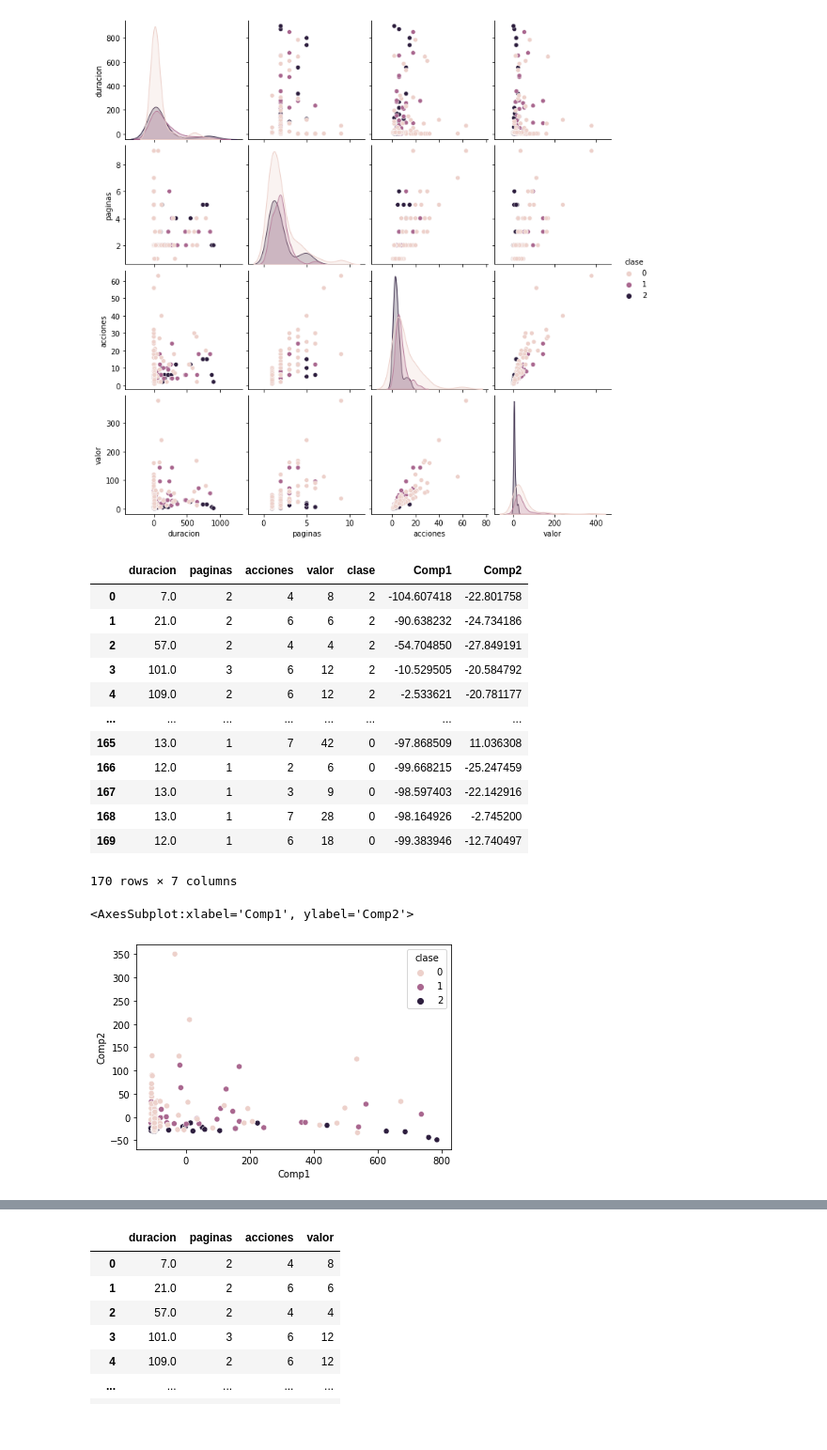
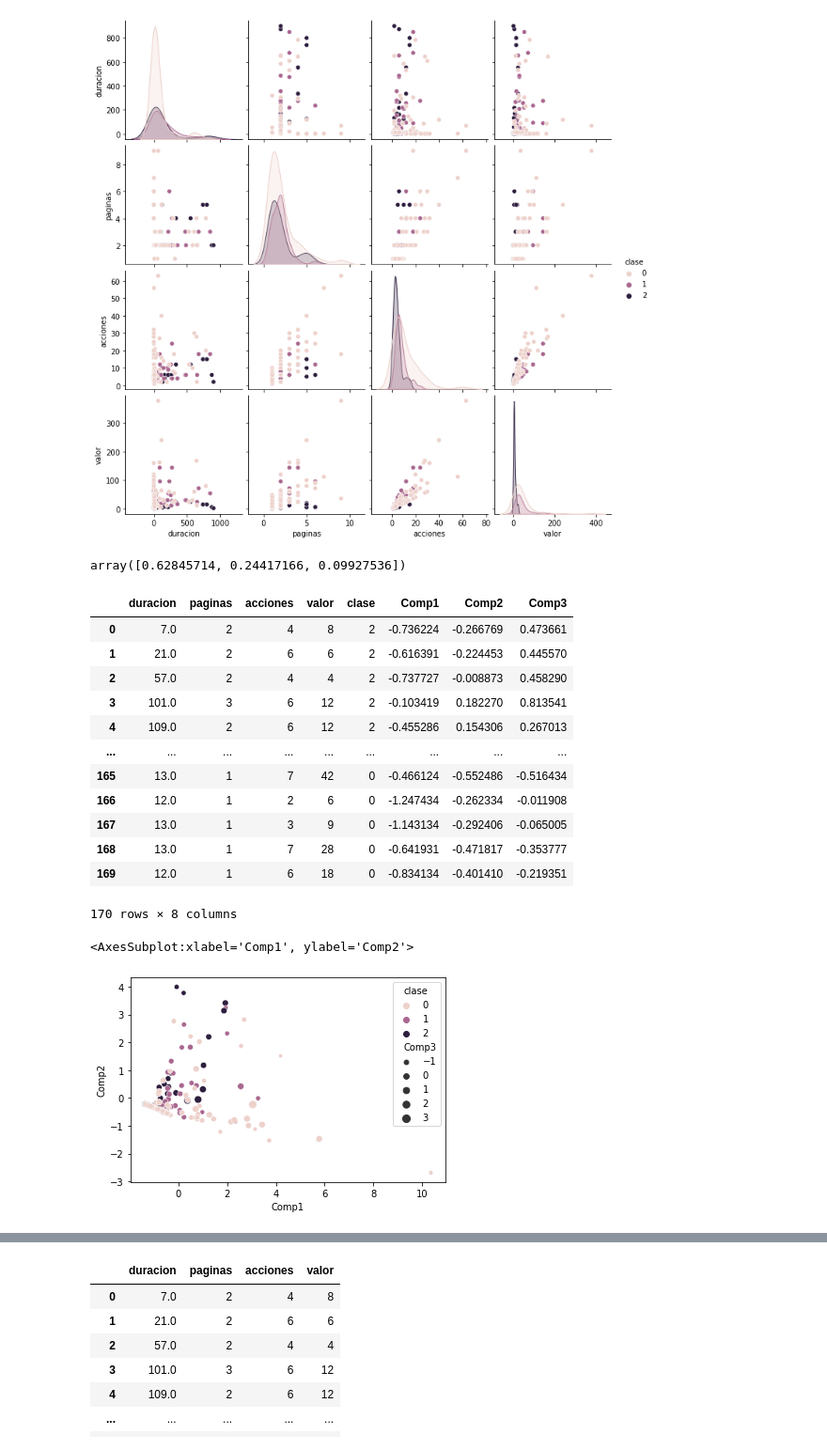
Before and after one commit to madcentral/metodosestadisticos, a Jupyter notebook: cuadernos/Regresion Logistica.ipynb, the cells around one changed output, grey strips where cells are left out. Shown at 94% size. Cells and saved outputs as stored; diff of their text form; code cells hidden in the pictures.

```diff
--- a/cuadernos/Regresion Logistica.ipynb
+++ b/cuadernos/Regresion Logistica.ipynb
@@ -265,28 +288,34 @@ from sklearn.decomposition import PCA
 # %%
-pca=PCA(n_components=2)
+escala=StandardScaler(with_mean=True, with_std=True)
+pca=PCA(n_components=3)
 X=SOdataframe[['duracion','paginas','acciones','valor']]
+X=escala.fit_transform(X)
 pca.fit_transform(X);
+pca.explained_variance_ratio_
+# %% [output]
+array([0.62845714, 0.24417166, 0.09927536])
 # %%
 otrabase=SOdataframe
 otrabase['Comp1']=pca.fit_transform(X).T[0]
 otrabase['Comp2']=pca.fit_transform(X).T[1]
+otrabase['Comp3']=pca.fit_transform(X).T[2]
 otrabase
 # %% [output]
-|  | duracion | paginas | acciones | valor | clase | Comp1 | Comp2 |
-| 0 | 7.0 | 2 | 4 | 8 | 2 | -104.607418 | -22.801758 |
-| 1 | 21.0 | 2 | 6 | 6 | 2 | -90.638232 | -24.734186 |
-| 2 | 57.0 | 2 | 4 | 4 | 2 | -54.704850 | -27.849191 |
-| 3 | 101.0 | 3 | 6 | 12 | 2 | -10.529505 | -20.584792 |
-| 4 | 109.0 | 2 | 6 | 12 | 2 | -2.533621 | -20.781177 |
-| ... | ... | ... | ... | ... | ... | ... | ... |
-| 165 | 13.0 | 1 | 7 | 42 | 0 | -97.868509 | 11.036308 |
-| 166 | 12.0 | 1 | 2 | 6 | 0 | -99.668215 | -25.247459 |
-| 167 | 13.0 | 1 | 3 | 9 | 0 | -98.597403 | -22.142916 |
-| 168 | 13.0 | 1 | 7 | 28 | 0 | -98.164926 | -2.745200 |
-| 169 | 12.0 | 1 | 6 | 18 | 0 | -99.383946 | -12.740497 |
+|  | duracion | paginas | acciones | valor | clase | Comp1 | Comp2 | Comp3 |
+| 0 | 7.0 | 2 | 4 | 8 | 2 | -0.736224 | -0.266769 | 0.473661 |
+| 1 | 21.0 | 2 | 6 | 6 | 2 | -0.616391 | -0.224453 | 0.445570 |
+| 2 | 57.0 | 2 | 4 | 4 | 2 | -0.737727 | -0.008873 | 0.458290 |
+| 3 | 101.0 | 3 | 6 | 12 | 2 | -0.103419 | 0.182270 | 0.813541 |
+| 4 | 109.0 | 2 | 6 | 12 | 2 | -0.455286 | 0.154306 | 0.267013 |
+| ... | ... | ... | ... | ... | ... | ... | ... | ... |
+| 165 | 13.0 | 1 | 7 | 42 | 0 | -0.466124 | -0.552486 | -0.516434 |
+| 166 | 12.0 | 1 | 2 | 6 | 0 | -1.247434 | -0.262334 | -0.011908 |
+| 167 | 13.0 | 1 | 3 | 9 | 0 | -1.143134 | -0.292406 | -0.065005 |
+| 168 | 13.0 | 1 | 7 | 28 | 0 | -0.641931 | -0.471817 | -0.353777 |
+| 169 | 12.0 | 1 | 6 | 18 | 0 | -0.834134 | -0.401410 | -0.219351 |
-170 rows × 7 columns
+170 rows × 8 columns
 # %%
-sns.scatterplot(data=otrabase,x='Comp1',y='Comp2',hue='clase')
+sns.scatterplot(data=otrabase,x='Comp1',y='Comp2',hue='clase',size='Comp3')
 # %% [output]
 <AxesSubplot:xlabel='Comp1', ylabel='Comp2'>
-[figure, old version]
+[figure, new version]
```
Also changed, not shown: parts of 43 cells of this notebook, 6 other files.
